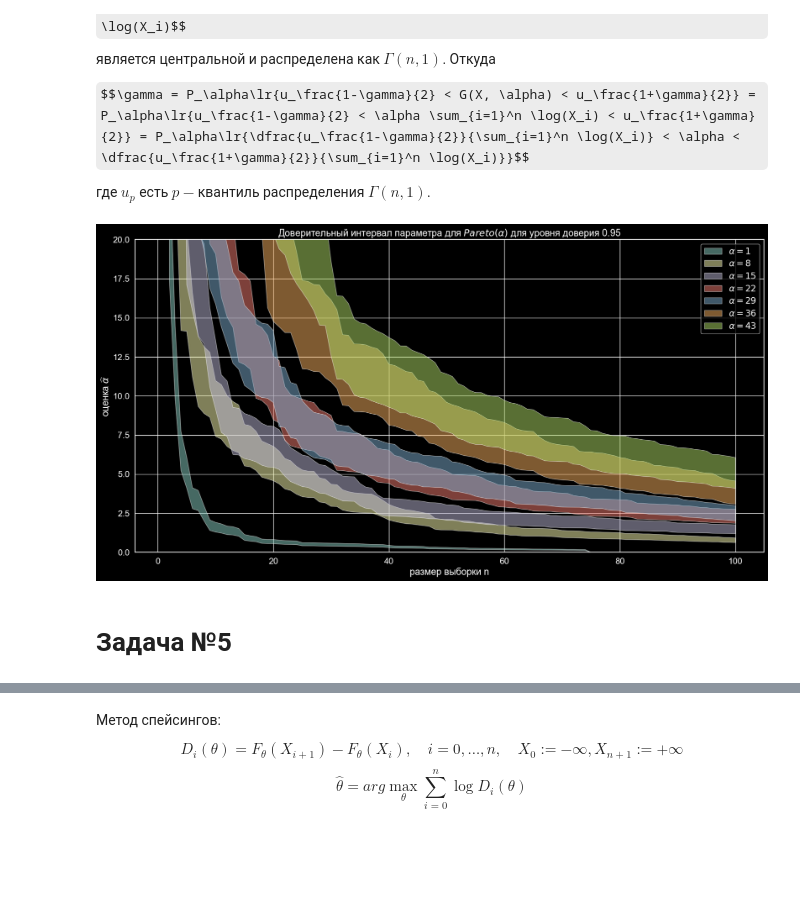
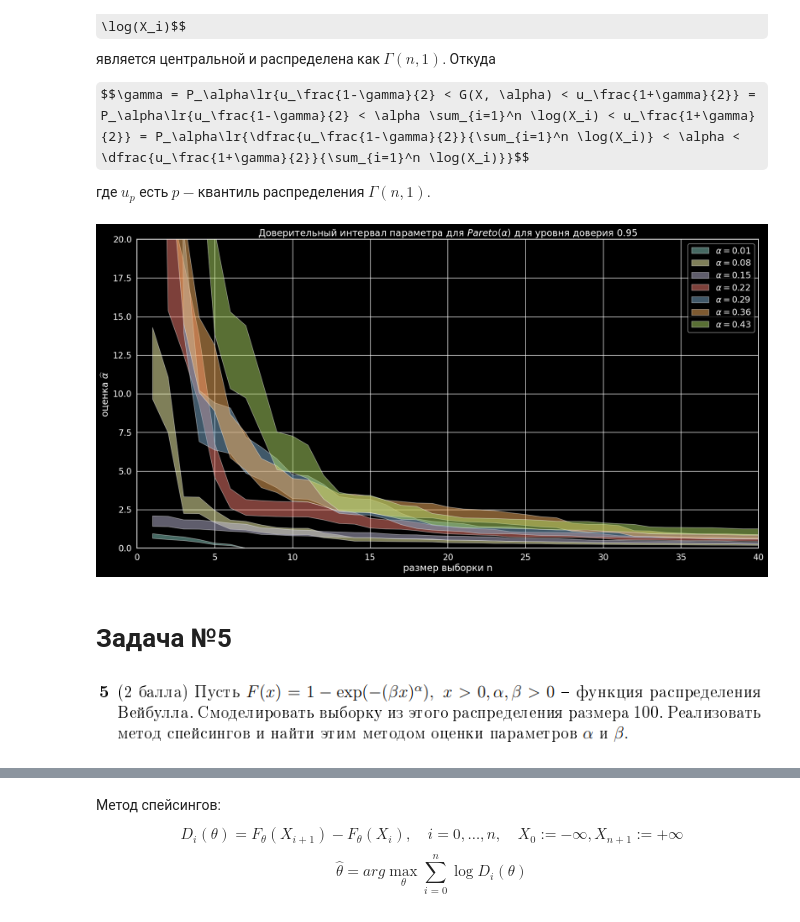
Before and after one commit to voroninip/Statistics, a Jupyter notebook: HW1/HW1.ipynb, the cells around one changed output, grey strips where cells are left out. Saved outputs shown, nothing was run; the diff lists cells and outputs as text; code cells hidden in the pictures; some formulas as TeX source; blank space fills up the shorter version.

```diff
--- a/HW1/HW1.ipynb
+++ b/HW1/HW1.ipynb
@@ -167,37 +169,40 @@ $$\gamma = P_\alpha\lr{u_\frac{1-\gamma}{2} < G(X, \alpha) < u_\frac{1+\gamma}{2
 # %%
 import warnings
 warnings.filterwarnings("ignore")
 
 precision = 0.95
 n = 100
 grid = 1 + np.arange(n)
 
 
 def theta_hat(sample, theta):
     return theta * np.sum(np.log(sample))
 
 
 def interval(sample, precision):
     lower = sps.gamma(a=n, scale=1).ppf((1 - precision)/2) / np.log(np.prod(sample))
     upper = sps.gamma(a=n, scale=1).ppf((1 + precision)/2) / np.log(np.prod(sample))
     return float(lower), float(upper)
 
 
 plt.figure(figsize=(20, 10))
 for i in range(1, 50, 7) :
-    sample = sps.pareto.rvs(size=n, b=i/10)
+    sample = sps.pareto.rvs(size=n, b=i/100)
     intervals = np.array([interval(sample[:n], precision) for n in grid])
-    plt.fill_between(grid, intervals.T[0], intervals.T[1], alpha=0.5, label='$\\alpha={}$'.format(i))
+    plt.fill_between(grid, intervals.T[0], intervals.T[1], alpha=0.5, label='$\\alpha={}$'.format(i/100))
     plt.title('Доверительный интервал параметра для $Pareto(\\alpha)$ для уровня доверия {}'.format(precision))
     plt.xlabel('размер выборки n')
     plt.ylabel('оценка $\widehat{\\alpha}$')
     plt.ylim(0, 20)
+    plt.xlim(0, 40)
     plt.legend()
 pass
 # %% [output]
-[figure, old version]
+[figure, new version]
 # %% [markdown]
 # Задача №5
+# %% [markdown]
+![image.png](embedded-picture-1)
 # %%
 alpha = 5
 beta = 1
```
Also changed, not shown: parts of 15 cells of this notebook.
